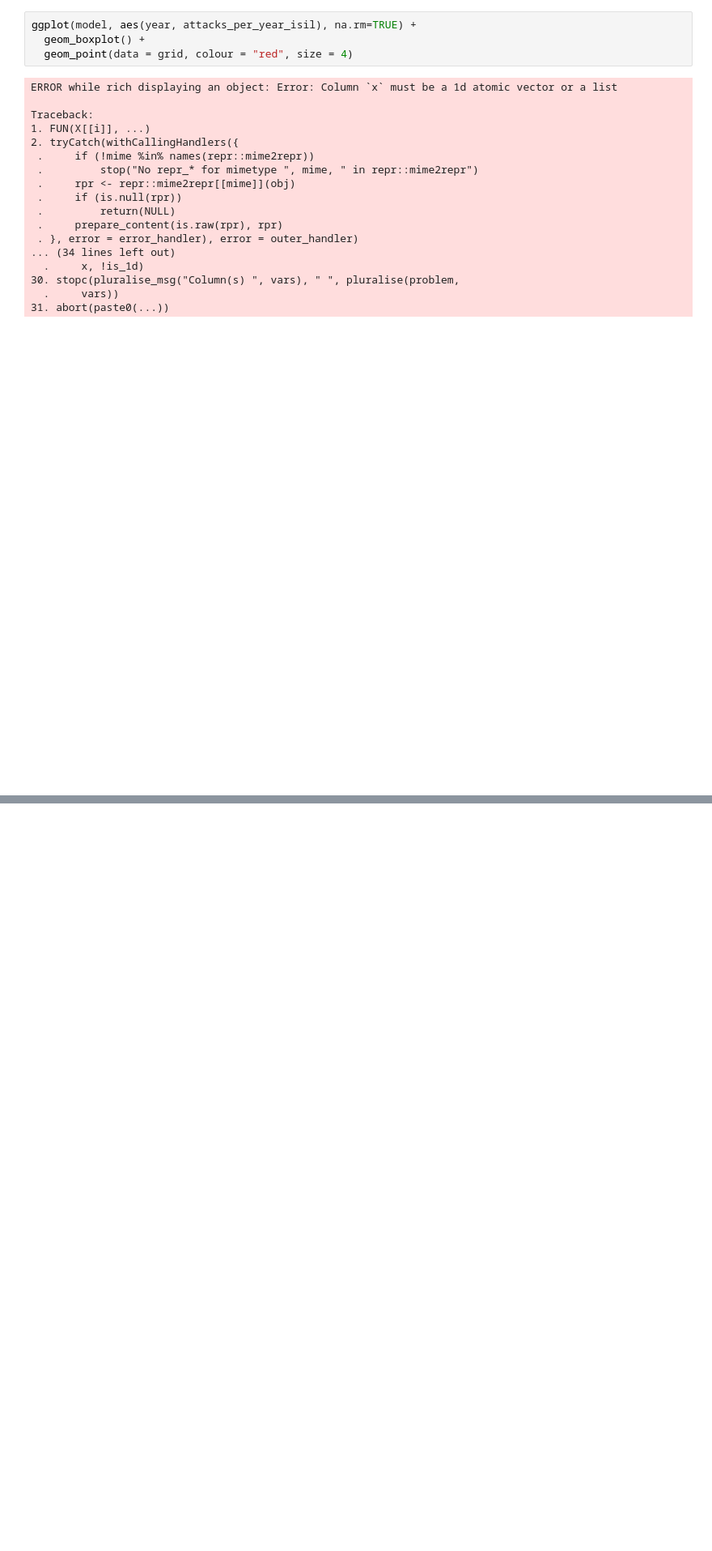
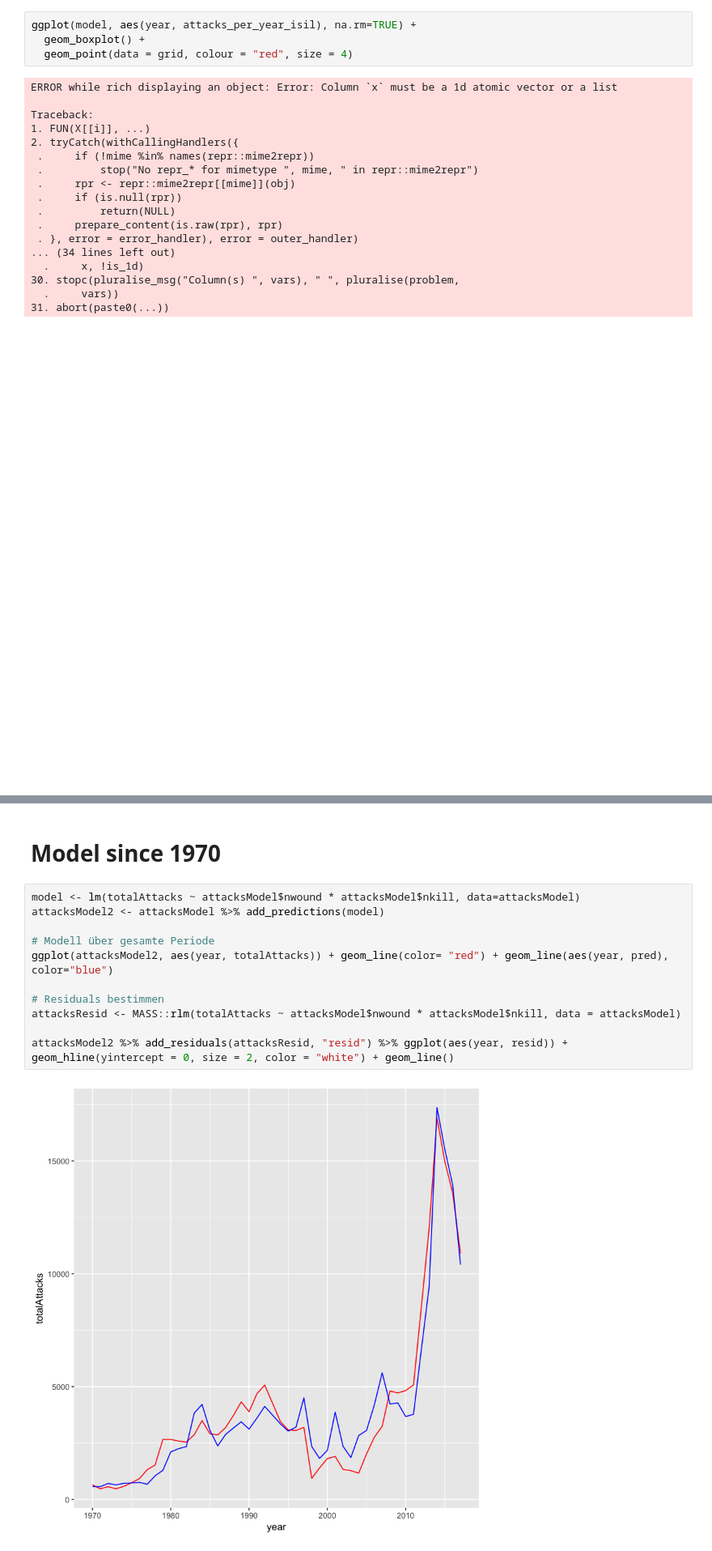
Before and after one commit to PascaI/dasb-terrorism, a Jupyter notebook: Terrorism.ipynb, the cells around one changed output, grey strips where cells are left out. Shown: that part at 81% size. Cells and saved outputs as stored; diff of their text form; blank space fills up the shorter version.

```diff
--- a/Terrorism.ipynb
+++ b/Terrorism.ipynb
@@ -206,0 +262,15 @@ Traceback:
+# %% [markdown]
+# Model since 1970
+# %%
+model <- lm(totalAttacks ~ attacksModel$nwound * attacksModel$nkill, data=attacksModel)
+attacksModel2 <- attacksModel %>% add_predictions(model)
+
+# Modell über gesamte Periode
+ggplot(attacksModel2, aes(year, totalAttacks)) + geom_line(color= "red") + geom_line(aes(year, pred), color="blue")
+
+# Residuals bestimmen
+attacksResid <- MASS::rlm(totalAttacks ~ attacksModel$nwound * attacksModel$nkill, data = attacksModel)
+
+attacksModel2 %>% add_residuals(attacksResid, "resid") %>% ggplot(aes(year, resid)) + geom_hline(yintercept = 0, size = 2, color = "white") + geom_line()
+# %% [output]
+[figure, added]
```
Also changed, not shown: parts of 6 cells of this notebook.
